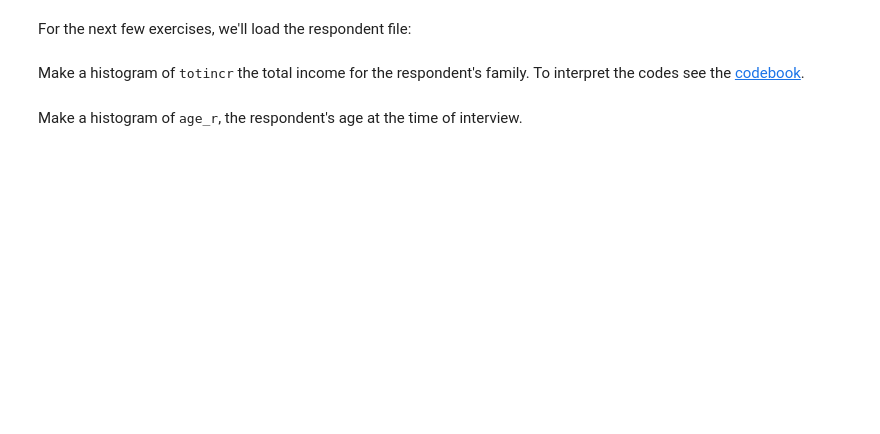
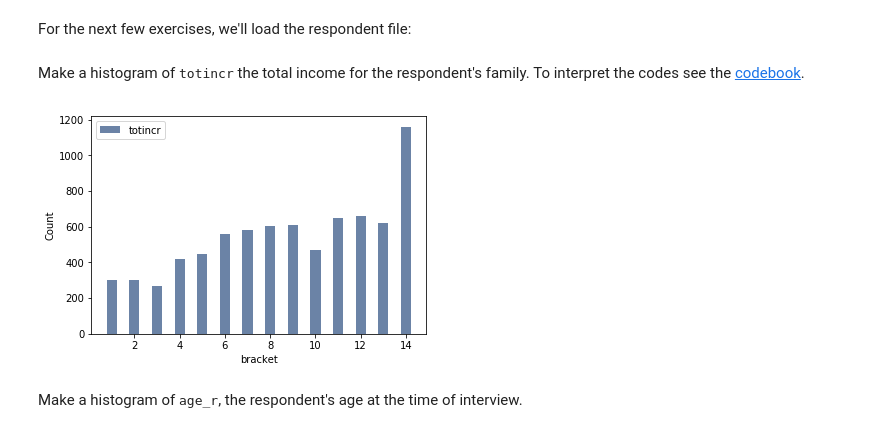
Before and after one commit to gsidsid/ThinkStats2, a Jupyter notebook: code/chap02ex.ipynb, the cells around one changed output. Cells and saved outputs as stored; diff of their text form; code cells hidden in the pictures; blank space fills up the shorter version.

```diff
--- a/code/chap02ex.ipynb
+++ b/code/chap02ex.ipynb
@@ -259,2 +272,10 @@ Make a histogram of <tt>totincr</tt> the total income for the respondent's famil
+# %%
+# Solution goes here
+totincr_hist = thinkstats2.Hist(resp.totincr, label='totincr')
+width = 0.45
+thinkplot.Hist(totincr_hist, width=width)
+thinkplot.Config(xlabel='bracket', ylabel='Count')
+# %% [output]
+[figure, added]
 # %% [markdown]
 Make a histogram of <tt>age_r</tt>, the respondent's age at the time of interview.
```
Also changed, not shown: parts of 23 cells of this notebook.
